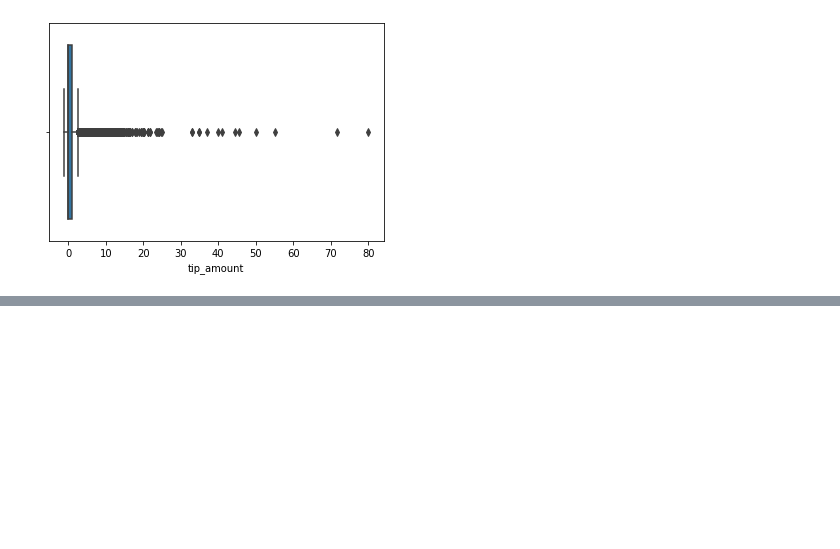
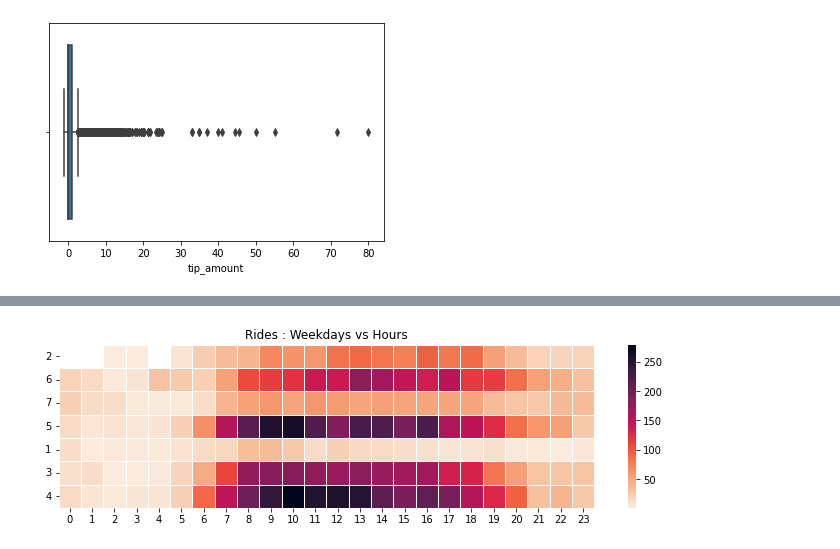
Before and after one commit to Vipin22875/Data-Science-Project, a Jupyter notebook: ds.ipynb, the cells around one changed output, grey strips where cells are left out. Saved outputs shown, nothing was run; the diff lists cells and outputs as text; code cells hidden in the pictures; blank space fills up the shorter version.

Commit message:
heatmap

```diff
--- a/ds.ipynb
+++ b/ds.ipynb
@@ -224,11 +219,18 @@ plt.ylabel('fare_amount')
 # %%
-import matplotlib.pyplot as plt
-import numpy as np
+# grouping the data on the basis of days and hours
+grouped_day_hour = df.groupby(['PUday','hour'])['hour'].count().unstack()
+plt.figure(figsize=(12,3))
+sns.heatmap(grouped_day_hour.iloc[[1,5,6,4,0,2,3]],
+            cmap='rocket_r',
+            linewidths=0.5,
+            linecolor='white')
 
-x = data2['PULocationID']
-y = data2['DOLocationID']
-z = np.random.rand(40)
-colors = np.random.rand(40)
-# use the scatter function
-plt.scatter(x, y,s=z*1000,c=colors)
-plt.show()
+# rotating y axis ticks
+plt.yticks(rotation=0)
+
+# removing x and y label
+plt.xlabel(None)
+plt.ylabel(None)
+plt.title('Rides : Weekdays vs Hours');
+# %% [output]
+[figure, added]
```
Also changed, not shown: parts of 7 cells of this notebook.
